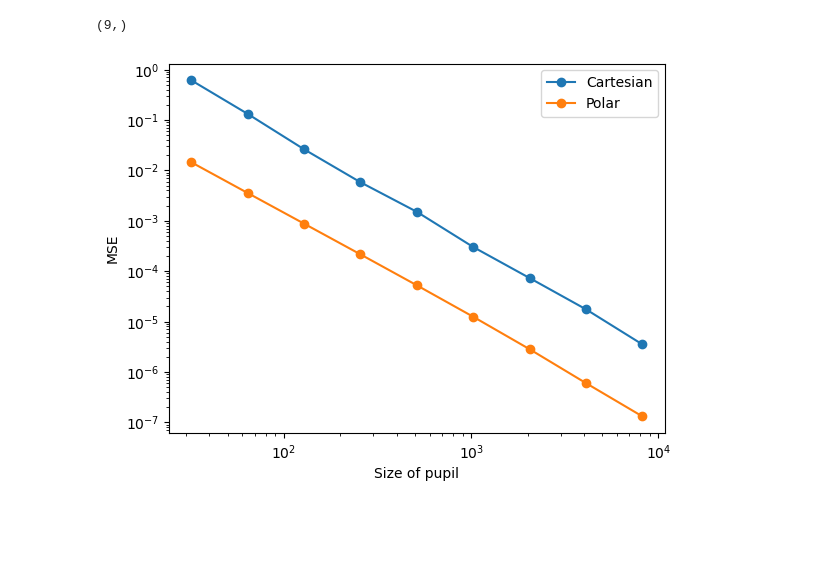
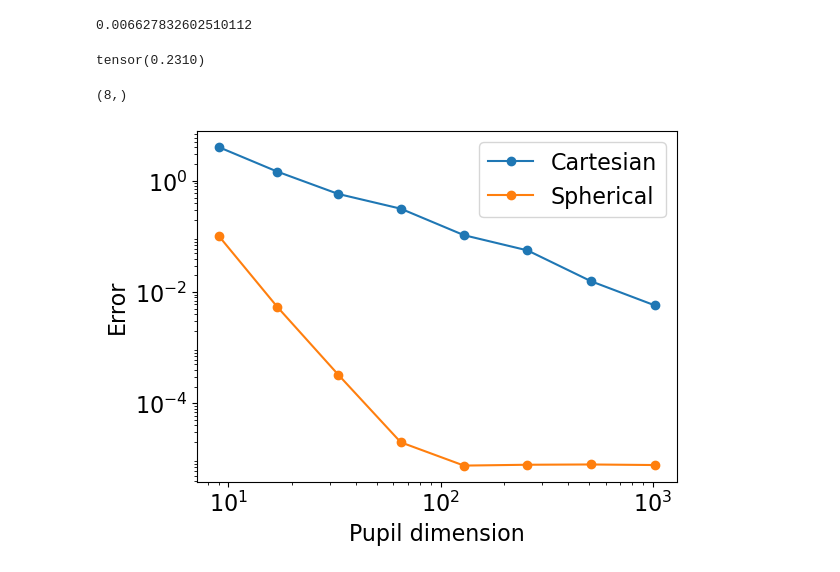
Before and after one commit to Biomedical-Imaging-Group/psf_generator, a Jupyter notebook: demos/240617bmk_plots.ipynb, the cells around one changed output. Drawn from its saved outputs; the diff is of its cells as text; code cells hidden in the pictures; blank space fills up the shorter version.

Commit message:
Implement approximation benchmark for poster

```diff
--- a/demos/240617bmk_plots.ipynb
+++ b/demos/240617bmk_plots.ipynb
@@ -4,18 +73,33 @@ import matplotlib.pyplot as plt
+# %%
+k * na / refractive_index
+# %% [output]
+0.006627832602510112
+# %%
+print(4*propagator1.s_max**2/2/np.pi/np.sqrt(refractive_index))
+# %% [output]
+tensor(0.2310)
 # %%
-cartesian = np.load('../data/benchmark_cartesian.npy')
-polar = np.load('../data/benchmark_polar.npy')
+cartesian = np.load('benchmark_cartesian.npy')
+polar = np.load('benchmark_polar.npy')
 print(cartesian.shape)
 # %% [output]
-(9,)
+(8,)
 # %%
-n_points = 9
-n_pix_pupils = np.logspace(5, 13, n_points, base=2)
+start_power = 3
+n_points = 8
+n_pix_pupils = np.logspace(start_power, start_power+n_points-1, n_points, base=2) + 1
 # %%
 plt.loglog(n_pix_pupils, cartesian, label='Cartesian', marker='o')
-plt.loglog(n_pix_pupils, polar, label='Polar', marker='o')
-plt.xlabel('Size of pupil')
-plt.ylabel('MSE')
-plt.legend()
+plt.loglog(n_pix_pupils, polar, label='Spherical', marker='o')
+plt.xlabel('Pupil dimension', fontsize=16)
+plt.ylabel('Error', fontsize=16)
+plt.yticks([1e-4, 1e-2, 1e0], fontsize=16)
+plt.xticks(fontsize=16)
+plt.legend(fontsize=16)
+
+plt.gcf().subplots_adjust(bottom=0.15, left=0.15)
+
+plt.savefig('accuracy.svg', pad_inches=10)
 plt.show()
 # %% [output]
-[figure, old version]
+[figure, new version]
```
Also changed, not shown: parts of 3 cells of this notebook, 3 other files.
